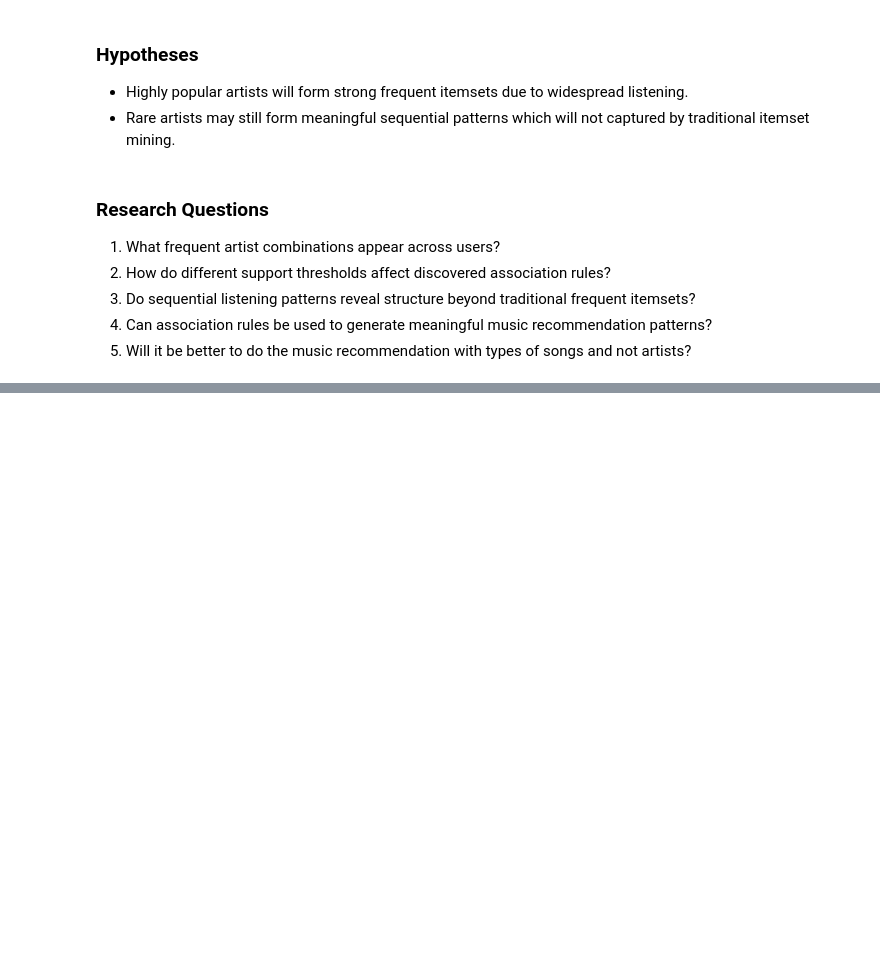
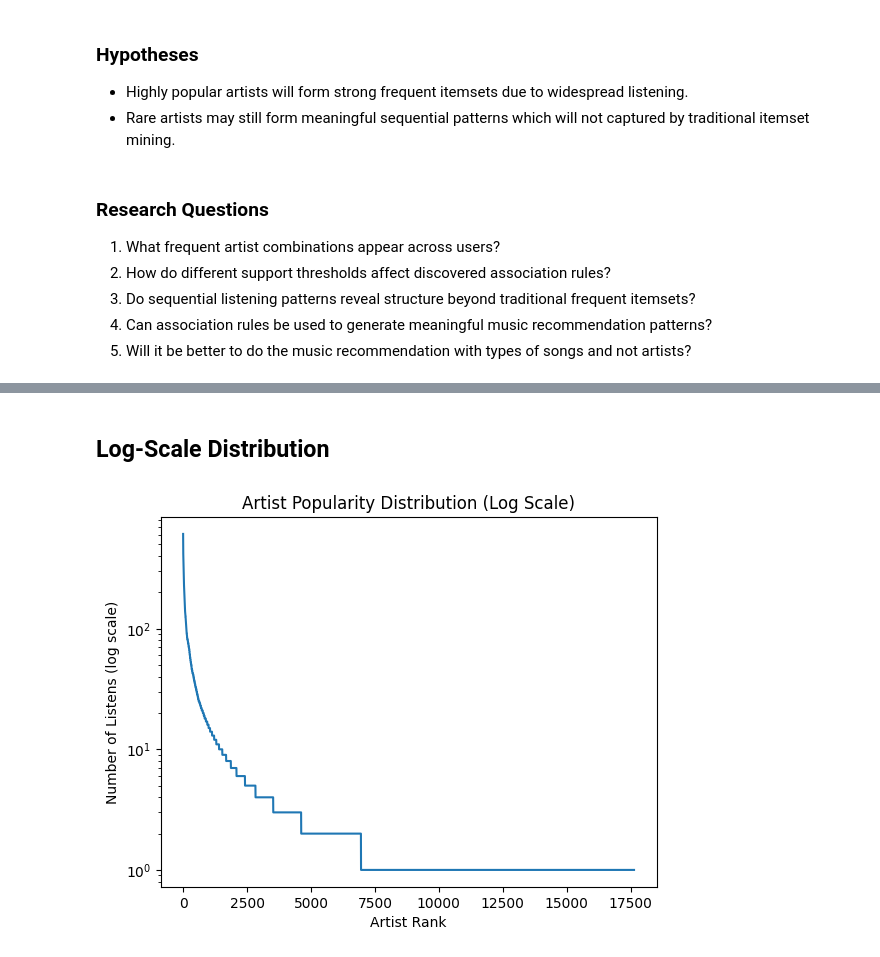
Before and after one commit to ImmanuelOji/Last-FM-Data-Mining, a Jupyter notebook: 139000351_Data Mining Project.ipynb, the cells around one changed output, grey strips where cells are left out. Drawn from its saved outputs; the diff is of its cells as text; code cells hidden in the pictures; blank space fills up the shorter version.

```diff
--- a/139000351_Data Mining Project.ipynb
+++ b/139000351_Data Mining Project.ipynb
@@ -295,0 +340,12 @@ and highly active users may disproportionately influence discovered patterns.
+# %% [markdown]
+## Log-Scale Distribution
+# %%
+plt.figure()
+plt.plot(artist_counts.values)
+plt.yscale("log")
+plt.title("Artist Popularity Distribution (Log Scale)")
+plt.xlabel("Artist Rank")
+plt.ylabel("Number of Listens (log scale)")
+plt.show()
+# %% [output]
+[figure, added]
```
Also changed, not shown: parts of 8 cells of this notebook.
